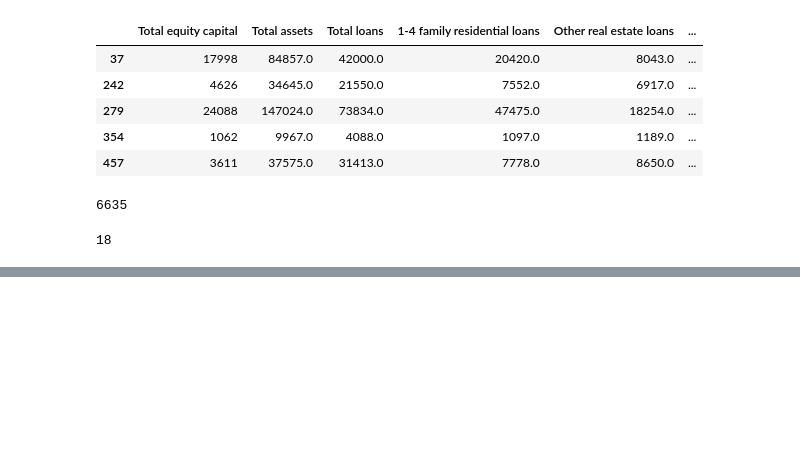
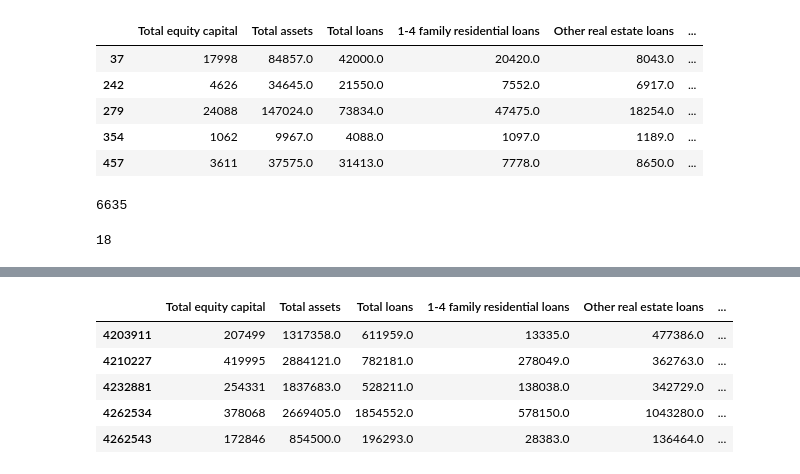
Before and after one commit to allaccountstaken/predicting_bank_distress, a Jupyter notebook: create_camel_dataset.ipynb, the cells around one changed output, grey strips where cells are left out. Saved outputs shown, nothing was run; the diff lists cells and outputs as text; code cells hidden in the pictures; blank space fills up the shorter version.

```diff
--- a/create_camel_dataset.ipynb
+++ b/create_camel_dataset.ipynb
@@ -854,4 +893,10 @@ len(healthy_after_2019Q2.index)
 # %%
 # Concat all, check and save
-all_banks_after2019Q2 = pd.concat([failed_after_2019Q2, healthy_after_2019Q2])
-#all_banks_after2019Q2.to_csv('data/all_banks_after2019Q2.csv')
+all_banks_after2011Q2.tail()
+# %% [output]
+|  | Total equity capital | Total assets | Total loans | 1-4 family residential loans | Other real estate loans | ... |
+| 4203911 | 207499 | 1317358.0 | 611959.0 | 13335.0 | 477386.0 | ... |
+| 4210227 | 419995 | 2884121.0 | 782181.0 | 278049.0 | 362763.0 | ... |
+| 4232881 | 254331 | 1837683.0 | 528211.0 | 138038.0 | 342729.0 | ... |
+| 4262534 | 378068 | 2669405.0 | 1854552.0 | 578150.0 | 1043280.0 | ... |
+| 4262543 | 172846 | 854500.0 | 196293.0 | 28383.0 | 136464.0 | ... |
```
Also changed, not shown: parts of 14 cells of this notebook, 25 other files.
